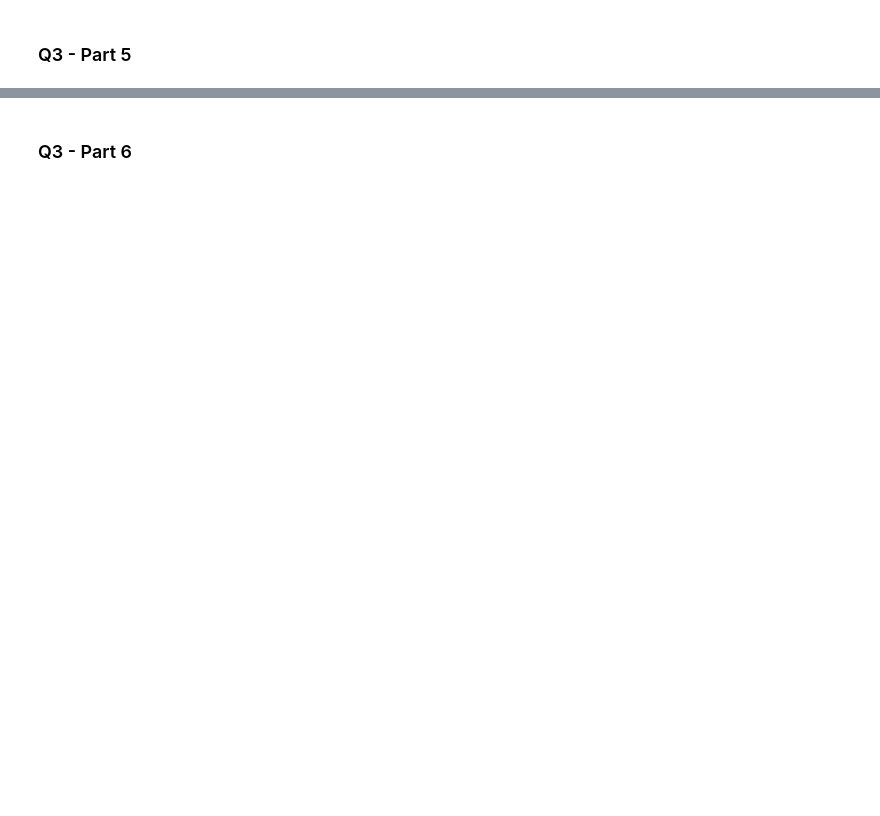
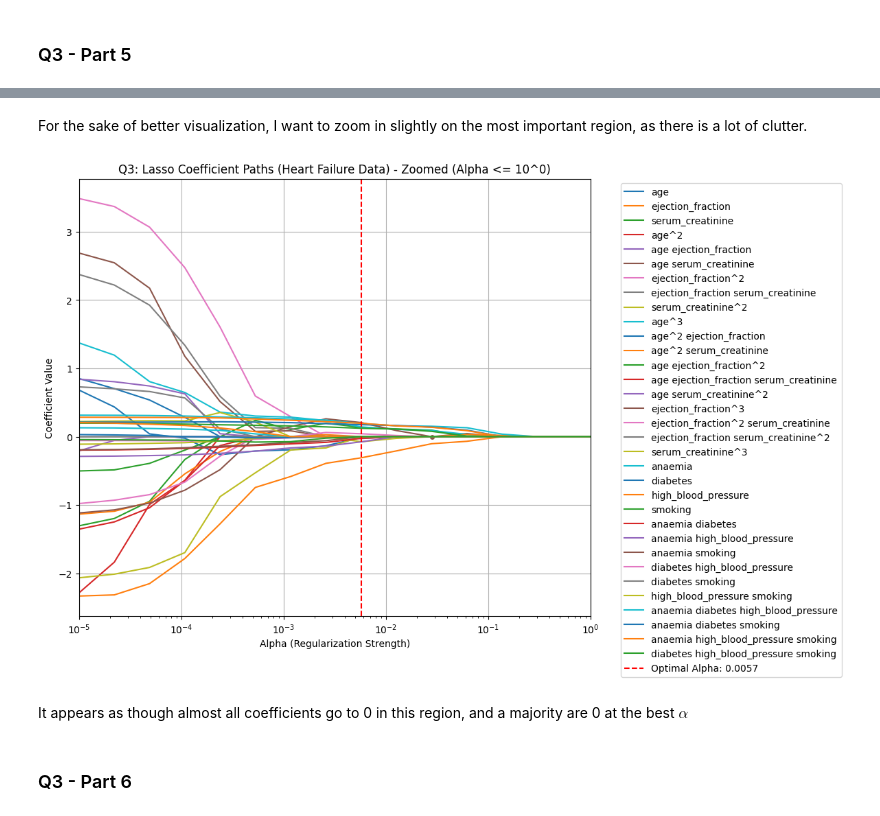
Before and after one commit to thomashooks53/undergrad_ml_assignments, a Jupyter notebook: 04_assignment_regularization.ipynb, the cells around one changed output, grey strips where cells are left out. Drawn from its saved outputs; the diff is of its cells as text; code cells hidden in the pictures; blank space fills up the shorter version.

```diff
--- a/04_assignment_regularization.ipynb
+++ b/04_assignment_regularization.ipynb
@@ -447,2 +512,46 @@ Minimum MSE for optimal alpha: 0.0686
+# %% [markdown]
+For the sake of better visualization, I want to zoom in slightly on the most important region, as there is a lot of clutter.
+# %%
+import matplotlib.pyplot as plt
+from sklearn.linear_model import lasso_path
+import numpy as np
+
+alphas_path_q3, coef_paths_q3, _ = lasso_path(X_q3_processed, y_q3, alphas=lasso_cv_q3.alphas_, max_iter=100000)
+
+plt.figure(figsize=(12, 8))
+
+optimal_alpha_q3 = lasso_cv_q3.alpha_
+
+for i, feature in enumerate(X_q3_processed.columns):
+    line, = plt.plot(alphas_path_q3, coef_paths_q3[i], label=feature)
+    line_color = line.get_color()
+
+    zero_alpha_point = None
+    for j in range(len(alphas_path_q3) - 1, -1, -1):
+        if abs(coef_paths_q3[i, j]) < 1e-10: # Check if coefficient is effectively zero
+            zero_alpha_point = alphas_path_q3[j]
+        else:
+            if zero_alpha_point is not None:
+                break
+
+    if zero_alpha_point is not None and zero_alpha_point >= optimal_alpha_q3:
+        # Only annotate if it goes to zero at or after the optimal alpha
+        plt.plot(zero_alpha_point, 0, marker='o', color=line_color, markersize=4)
+
+
+plt.xscale('log')
+plt.xlabel('Alpha (Regularization Strength)')
+plt.ylabel('Coefficient Value')
+plt.title('Q3: Lasso Coefficient Paths (Heart Failure Data) - Zoomed (Alpha <= 10^0)')
+plt.axvline(optimal_alpha_q3, color='red', linestyle='--', label=f'Optimal Alpha: {optimal_alpha_q3:.4f}')
+plt.xlim([1e-5, 1]) # Set x-axis limit to zoom in
+plt.legend(bbox_to_anchor=(1.05, 1), loc='upper left')
+plt.grid(True)
+plt.tight_layout()
+plt.show()
+# %% [output]
+[figure, added]
+# %% [markdown]
+It appears as though almost all coefficients go to 0 in this region, and a majority are 0 at the best $\alpha$
 # %% [markdown]
 ### Q3 - Part 6
```
Also changed, not shown: parts of 5 cells of this notebook.
